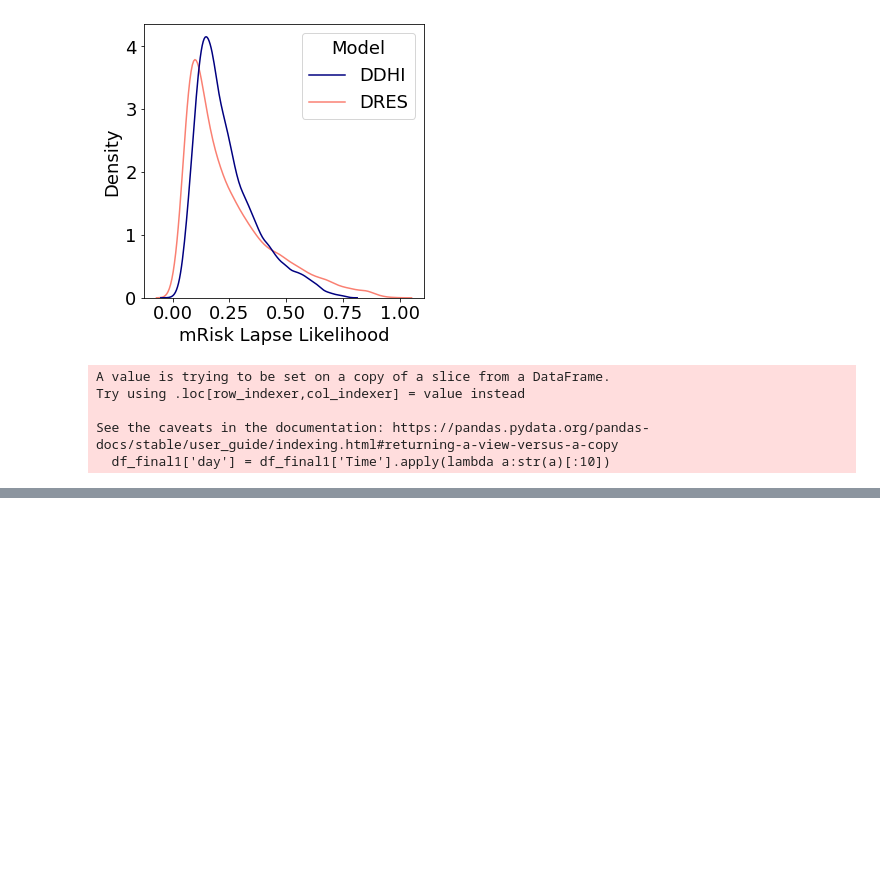
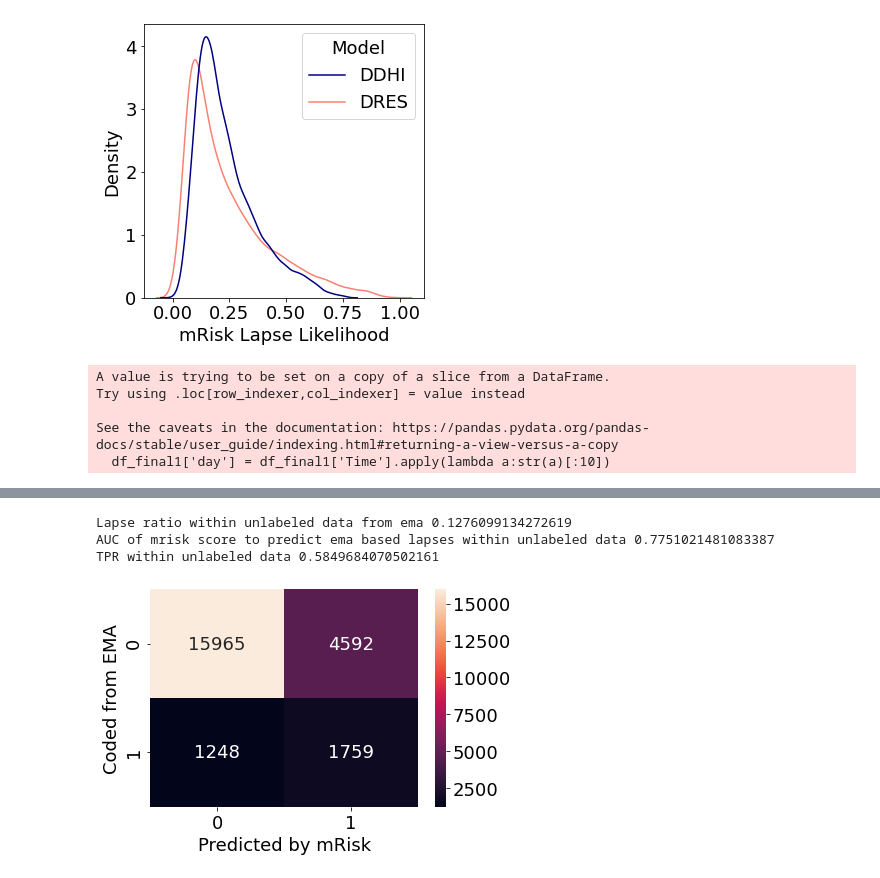
Before and after one commit to aungkonazim/mrisk, a Jupyter notebook: evaluation_pulearn_and_plots/evaluation_positive_only_v1.ipynb, the cells around one changed output, grey strips where cells are left out. Drawn from its saved outputs; the diff is of its cells as text; code cells hidden in the pictures; blank space fills up the shorter version.

```diff
--- a/evaluation_pulearn_and_plots/evaluation_positive_only_v1.ipynb
+++ b/evaluation_pulearn_and_plots/evaluation_positive_only_v1.ipynb
@@ -341,0 +422,21 @@ for user in df_final1.User.unique():
+# %%
+df_final = pd.concat(all_days)
+df_final['Verdict'] = 0
+df_final.loc[df_final.Predicted>=bias_col['DDHI'],'Verdict'] = 1
+dict_ = Counter(df_final[(df_final.Original==0)]['ema_lapse'])
+print('Lapse ratio within unlabeled data from ema', dict_[1]/(dict_[1]+dict_[0]))
+from sklearn.metrics import confusion_matrix,roc_auc_score
+roc_value = roc_auc_score(df_final[(df_final.Original==0)]['ema_lapse'],df_final[(df_final.Original==0)]['Predicted'])
+print('AUC of mrisk score to predict ema based lapses within unlabeled data',roc_value)
+matrix = confusion_matrix(df_final[(df_final.Original==0)]['ema_lapse'],df_final[(df_final.Original==0)]['Verdict'])
+print('TPR within unlabeled data',matrix[1,1]/(matrix[1,1]+matrix[1,0]))
+
+sns.heatmap(matrix,annot=True,fmt='2d')
+plt.xlabel('Predicted by mRisk')
+plt.ylabel('Coded from EMA')
+plt.show()
+# %% [output]
+Lapse ratio within unlabeled data from ema 0.1276099134272619
+AUC of mrisk score to predict ema based lapses within unlabeled data 0.7751021481083387
+TPR within unlabeled data 0.5849684070502161
+[figure, added]
```
Also changed, not shown: parts of 13 cells of this notebook, 1 other file.
